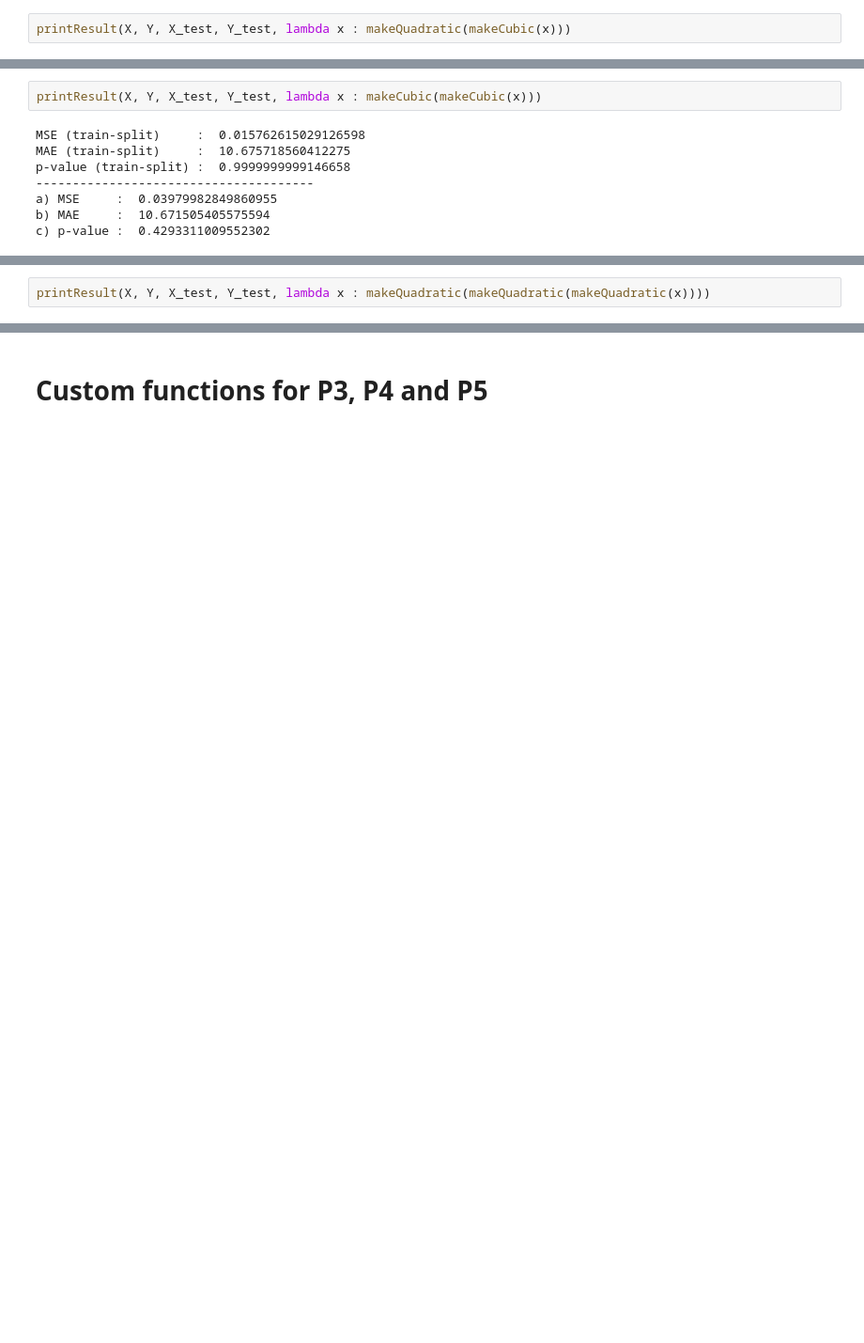
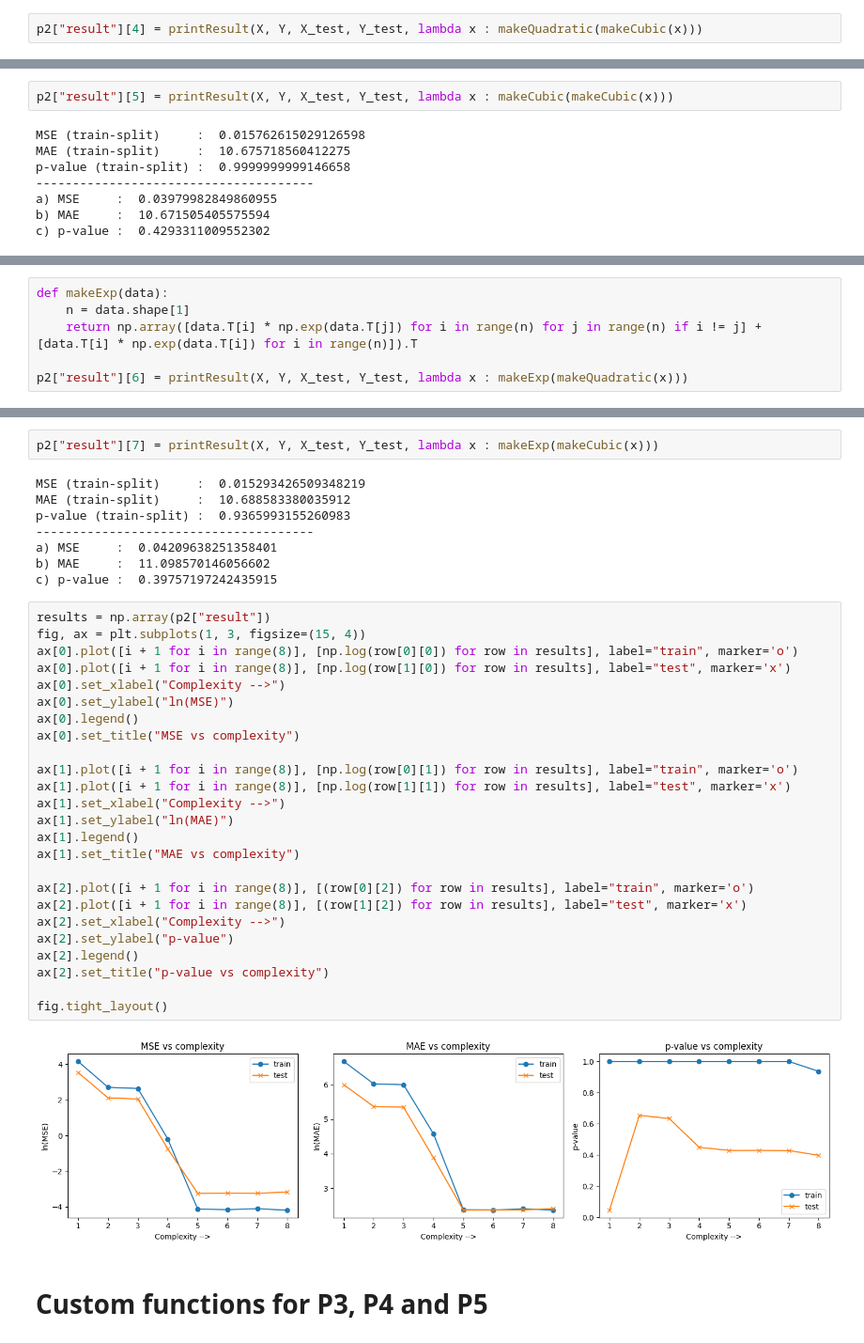
Before and after one commit to lokesh1197/PRNN-2023, a Jupyter notebook: solution.ipynb, the cells around one changed output, grey strips where cells are left out. Shown: that part at 94% size. Cells and saved outputs as stored; diff of their text form; blank space fills up the shorter version.

```diff
--- a/solution.ipynb
+++ b/solution.ipynb
@@ -202,7 +213,7 @@ c) p-value :  0.44918301185120135
 ## Non-Linear regression (4)
 $h_4(x) = h_1(h_2(x))$
 # %%
-printResult(X, Y, X_test, Y_test, lambda x : makeQuadratic(makeCubic(x)))
+p2["result"][4] = printResult(X, Y, X_test, Y_test, lambda x : makeQuadratic(makeCubic(x)))
 # %% [output]
 MSE (train-split)     :  0.016265667882183227
 MAE (train-split)     :  10.770107850314911
@@ -217,5 +228,5 @@ $h_3(x) = h_2(h_2(x))$
 # %%
-printResult(X, Y, X_test, Y_test, lambda x : makeCubic(makeCubic(x)))
+p2["result"][5] = printResult(X, Y, X_test, Y_test, lambda x : makeCubic(makeCubic(x)))
 # %% [output]
 MSE (train-split)     :  0.015762615029126598
 MAE (train-split)     :  10.675718560412275
@@ -230,3 +243,7 @@ $h_3(x) = h_1(h_1(h_1(x)))$
 # %%
-printResult(X, Y, X_test, Y_test, lambda x : makeQuadratic(makeQuadratic(makeQuadratic(x))))
+def makeExp(data):
+    n = data.shape[1]
+    return np.array([data.T[i] * np.exp(data.T[j]) for i in range(n) for j in range(n) if i != j] + [data.T[i] * np.exp(data.T[i]) for i in range(n)]).T
+
+p2["result"][6] = printResult(X, Y, X_test, Y_test, lambda x : makeExp(makeQuadratic(x)))
 # %% [output]
@@ -255,2 +260,39 @@ $h_3(x) = h_2(h_2(h_2(x)))$
+# %%
+p2["result"][7] = printResult(X, Y, X_test, Y_test, lambda x : makeExp(makeCubic(x)))
+# %% [output]
+MSE (train-split)     :  0.015293426509348219
+MAE (train-split)     :  10.688583380035912
+p-value (train-split) :  0.9365993155260983
+--------------------------------------
+a) MSE     :  0.04209638251358401
+b) MAE     :  11.098570146056602
+c) p-value :  0.39757197242435915
+# %%
+results = np.array(p2["result"])
+fig, ax = plt.subplots(1, 3, figsize=(15, 4))
+ax[0].plot([i + 1 for i in range(8)], [np.log(row[0][0]) for row in results], label="train", marker='o')
+ax[0].plot([i + 1 for i in range(8)], [np.log(row[1][0]) for row in results], label="test", marker='x')
+ax[0].set_xlabel("Complexity -->")
+ax[0].set_ylabel("ln(MSE)")
+ax[0].legend()
+ax[0].set_title("MSE vs complexity")
+
+ax[1].plot([i + 1 for i in range(8)], [np.log(row[0][1]) for row in results], label="train", marker='o')
+ax[1].plot([i + 1 for i in range(8)], [np.log(row[1][1]) for row in results], label="test", marker='x')
+ax[1].set_xlabel("Complexity -->")
+ax[1].set_ylabel("ln(MAE)")
+ax[1].legend()
+ax[1].set_title("MAE vs complexity")
+
+ax[2].plot([i + 1 for i in range(8)], [(row[0][2]) for row in results], label="train", marker='o')
+ax[2].plot([i + 1 for i in range(8)], [(row[1][2]) for row in results], label="test", marker='x')
+ax[2].set_xlabel("Complexity -->")
+ax[2].set_ylabel("p-value")
+ax[2].legend()
+ax[2].set_title("p-value vs complexity")
+
+fig.tight_layout()
+# %% [output]
+[figure, added]
 # %% [markdown]
 # Custom functions for P3, P4 and P5
```
Also changed, not shown: parts of 37 cells of this notebook.
